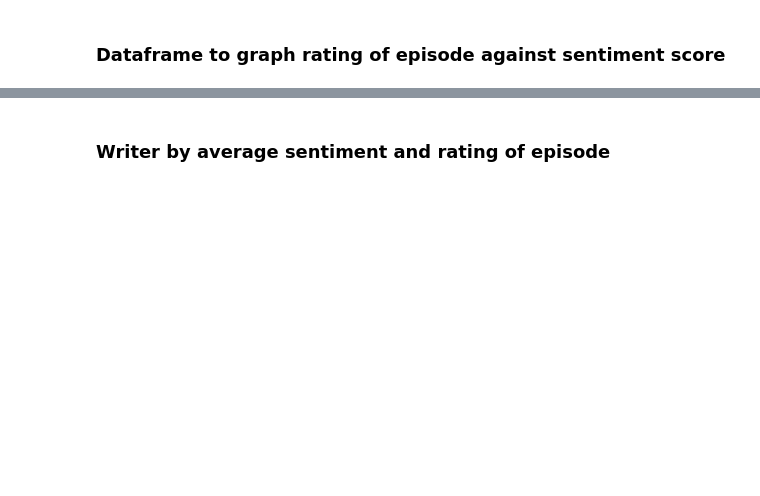
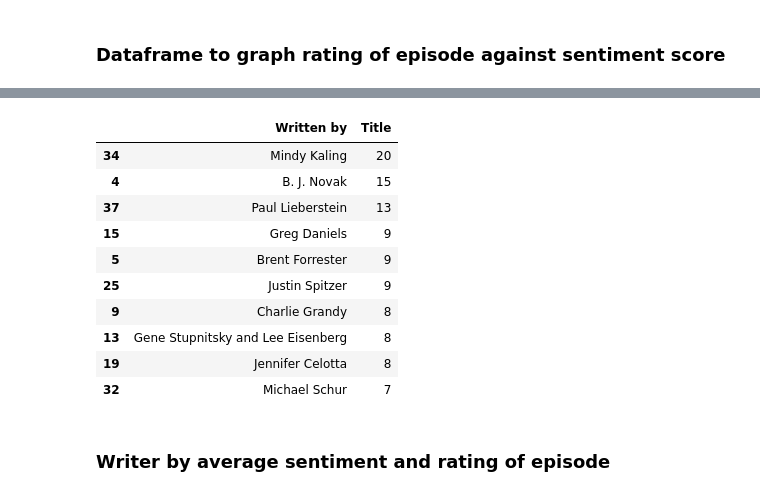
Before and after one commit to Kiehl012/Threat_Level_Midnight, a Jupyter notebook: Jupyter Notebooks/Sentiment Chart.ipynb, the cells around one changed output, grey strips where cells are left out. Drawn from its saved outputs; the diff is of its cells as text; code cells hidden in the pictures; blank space fills up the shorter version.

```diff
--- a/Jupyter Notebooks/Sentiment Chart.ipynb
+++ b/Jupyter Notebooks/Sentiment Chart.ipynb
@@ -94,3 +220,21 @@ rating_sentiment_df.head()
+# %%
+#Count of Episodes Written
+writer_df = epi_df[['Written by', 'Title']]
+writer_df = writer_df.groupby(writer_df['Written by'], as_index=False).count()
+writer_df = writer_df.sort_values('Title', ascending = False)
+writer_df.head(10)
+# %% [output]
+|  | Written by | Title |
+| 34 | Mindy Kaling | 20 |
+| 4 | B. J. Novak | 15 |
+| 37 | Paul Lieberstein | 13 |
+| 15 | Greg Daniels | 9 |
+| 5 | Brent Forrester | 9 |
+| 25 | Justin Spitzer | 9 |
+| 9 | Charlie Grandy | 8 |
+| 13 | Gene Stupnitsky and Lee Eisenberg | 8 |
+| 19 | Jennifer Celotta | 8 |
+| 32 | Michael Schur | 7 |
 # %% [markdown]
 ### Writer by average sentiment and rating of episode
 # %%
```
Also changed, not shown: parts of 15 cells of this notebook, 4 other files.
